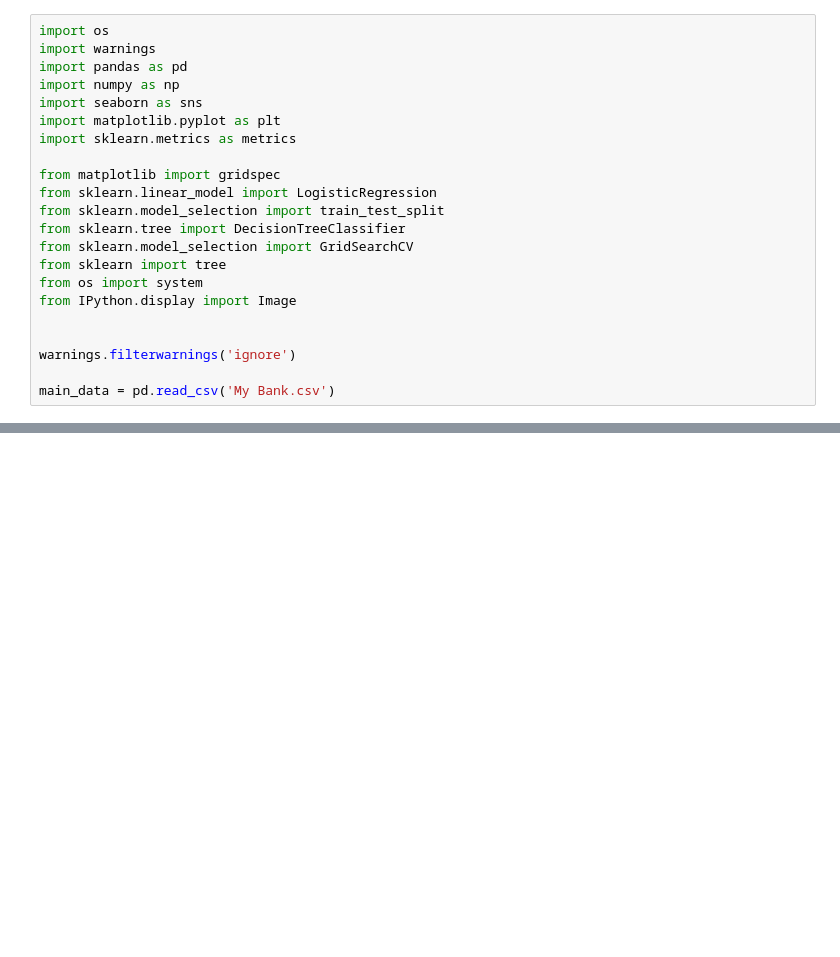
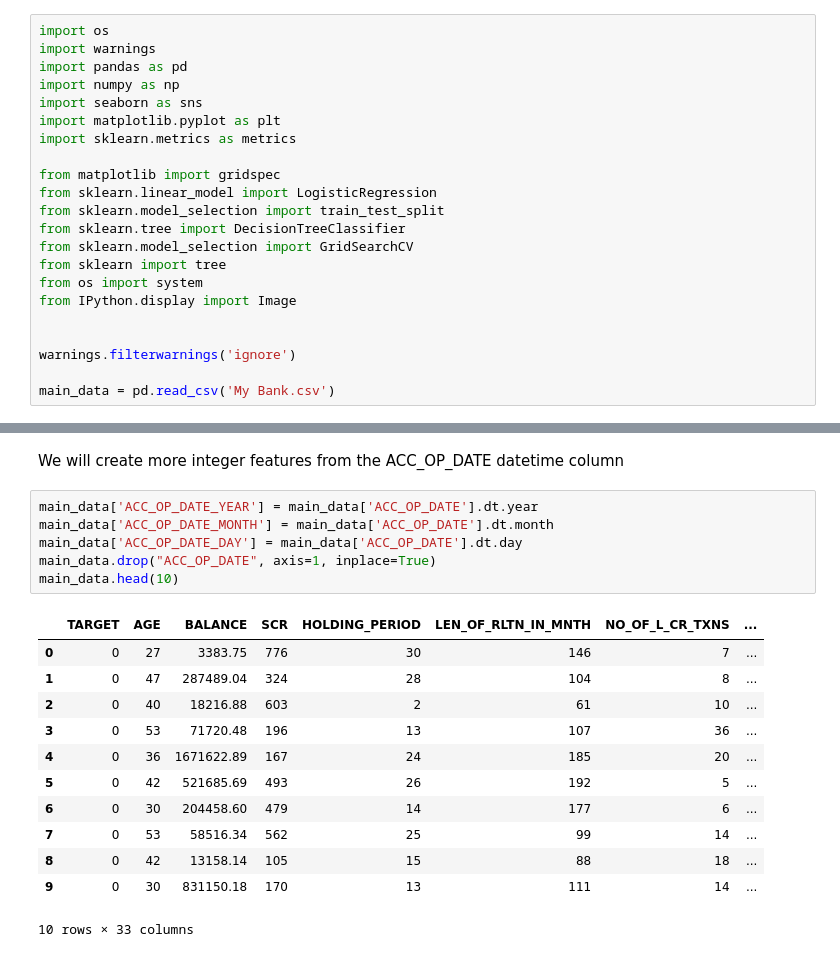
Before and after one commit to lavmot-ms/PG-AIML, a Jupyter notebook: src/Assignments/Assignment 3 Logistic Regression and Decision Trees/Bancassurance.ipynb, the cells around one changed output, grey strips where cells are left out. Cells and saved outputs as stored; diff of their text form; blank space fills up the shorter version.

```diff
--- a/src/Assignments/Assignment 3 Logistic Regression and Decision Trees/Bancassurance.ipynb
+++ b/src/Assignments/Assignment 3 Logistic Regression and Decision Trees/Bancassurance.ipynb
@@ -41,0 +259,21 @@ main_data = pd.read_csv('My Bank.csv')
+# %% [markdown]
+<p>We will create more integer features from the ACC_OP_DATE datetime column </p>
+# %%
+main_data['ACC_OP_DATE_YEAR'] = main_data['ACC_OP_DATE'].dt.year
+main_data['ACC_OP_DATE_MONTH'] = main_data['ACC_OP_DATE'].dt.month
+main_data['ACC_OP_DATE_DAY'] = main_data['ACC_OP_DATE'].dt.day
+main_data.drop("ACC_OP_DATE", axis=1, inplace=True)
+main_data.head(10)
+# %% [output]
+|  | TARGET | AGE | BALANCE | SCR | HOLDING_PERIOD | LEN_OF_RLTN_IN_MNTH | NO_OF_L_CR_TXNS | ... |
+| 0 | 0 | 27 | 3383.75 | 776 | 30 | 146 | 7 | ... |
+| 1 | 0 | 47 | 287489.04 | 324 | 28 | 104 | 8 | ... |
+| 2 | 0 | 40 | 18216.88 | 603 | 2 | 61 | 10 | ... |
+| 3 | 0 | 53 | 71720.48 | 196 | 13 | 107 | 36 | ... |
+| 4 | 0 | 36 | 1671622.89 | 167 | 24 | 185 | 20 | ... |
+| 5 | 0 | 42 | 521685.69 | 493 | 26 | 192 | 5 | ... |
+| 6 | 0 | 30 | 204458.60 | 479 | 14 | 177 | 6 | ... |
+| 7 | 0 | 53 | 58516.34 | 562 | 25 | 99 | 14 | ... |
+| 8 | 0 | 42 | 13158.14 | 105 | 15 | 88 | 18 | ... |
+| 9 | 0 | 30 | 831150.18 | 170 | 13 | 111 | 14 | ... |
+10 rows × 33 columns
```
Also changed, not shown: parts of 15 cells of this notebook, 1 other file.
